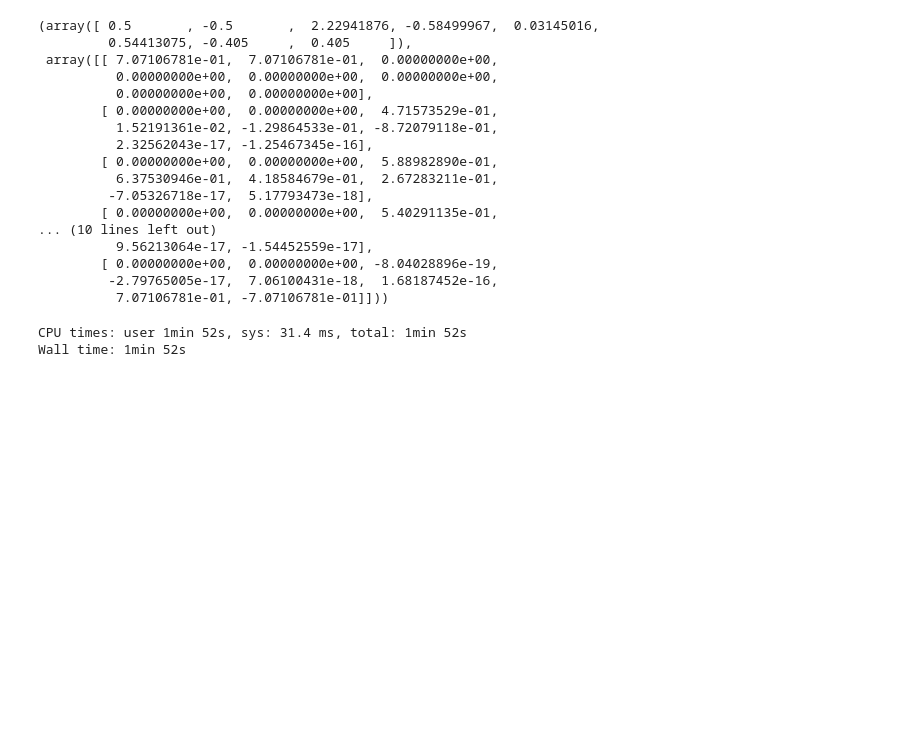
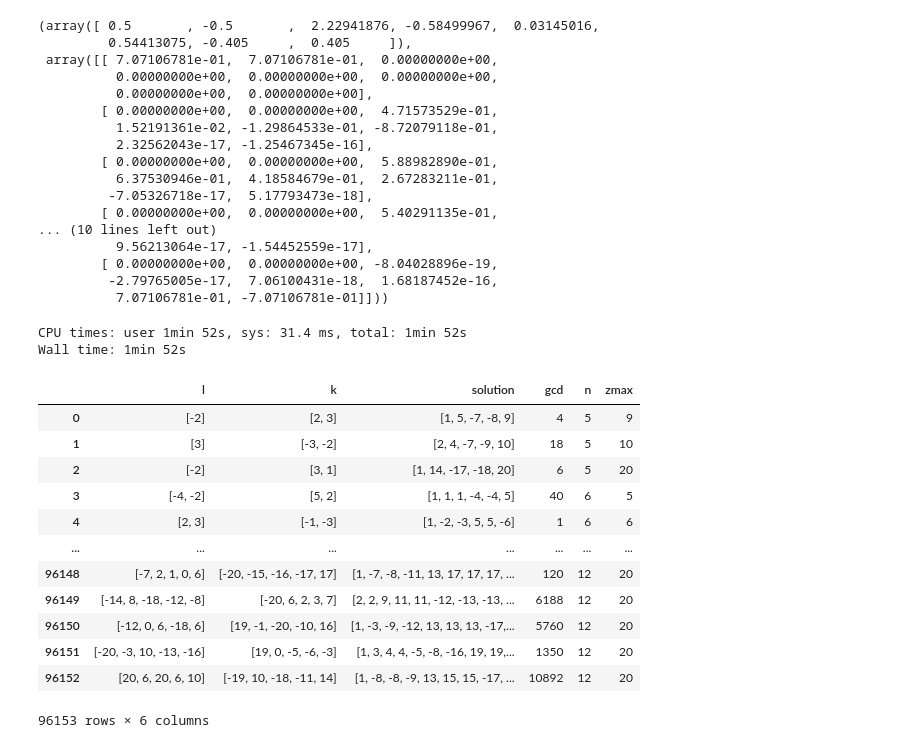
Before and after one commit to restrepo/Advanced_Computation, a Jupyter notebook: Data_Analysis.ipynb, the cells around one changed output. Cells and saved outputs as stored; diff of their text form; code cells hidden in the pictures; blank space fills up the shorter version.

```diff
--- a/Data_Analysis.ipynb
+++ b/Data_Analysis.ipynb
@@ -1056,3 +1056,19 @@ df['hidden']=df['solution'].apply(get_hidden_sector)
 # %% [output]
 CPU times: user 1min 52s, sys: 31.4 ms, total: 1min 52s
 Wall time: 1min 52s
+# %%
+df['solution']==
+# %% [output]
+|  | l | k | solution | gcd | n | zmax |
+| 0 | [-2] | [2, 3] | [1, 5, -7, -8, 9] | 4 | 5 | 9 |
+| 1 | [3] | [-3, -2] | [2, 4, -7, -9, 10] | 18 | 5 | 10 |
+| 2 | [-2] | [3, 1] | [1, 14, -17, -18, 20] | 6 | 5 | 20 |
+| 3 | [-4, -2] | [5, 2] | [1, 1, 1, -4, -4, 5] | 40 | 6 | 5 |
+| 4 | [2, 3] | [-1, -3] | [1, -2, -3, 5, 5, -6] | 1 | 6 | 6 |
+| ... | ... | ... | ... | ... | ... | ... |
+| 96148 | [-7, 2, 1, 0, 6] | [-20, -15, -16, -17, 17] | [1, -7, -8, -11, 13, 17, 17, 17, ... | 120 | 12 | 20 |
+| 96149 | [-14, 8, -18, -12, -8] | [-20, 6, 2, 3, 7] | [2, 2, 9, 11, 11, -12, -13, -13, ... | 6188 | 12 | 20 |
+| 96150 | [-12, 0, 6, -18, 6] | [19, -1, -20, -10, 16] | [1, -3, -9, -12, 13, 13, 13, -17,... | 5760 | 12 | 20 |
+| 96151 | [-20, -3, 10, -13, -16] | [19, 0, -5, -6, -3] | [1, 3, 4, 4, -5, -8, -16, 19, 19,... | 1350 | 12 | 20 |
+| 96152 | [20, 6, 20, 6, 10] | [-19, 10, -18, -11, 14] | [1, -8, -8, -9, 13, 15, 15, -17, ... | 10892 | 12 | 20 |
+96153 rows × 6 columns
```
Also changed, not shown: 1 other file.
